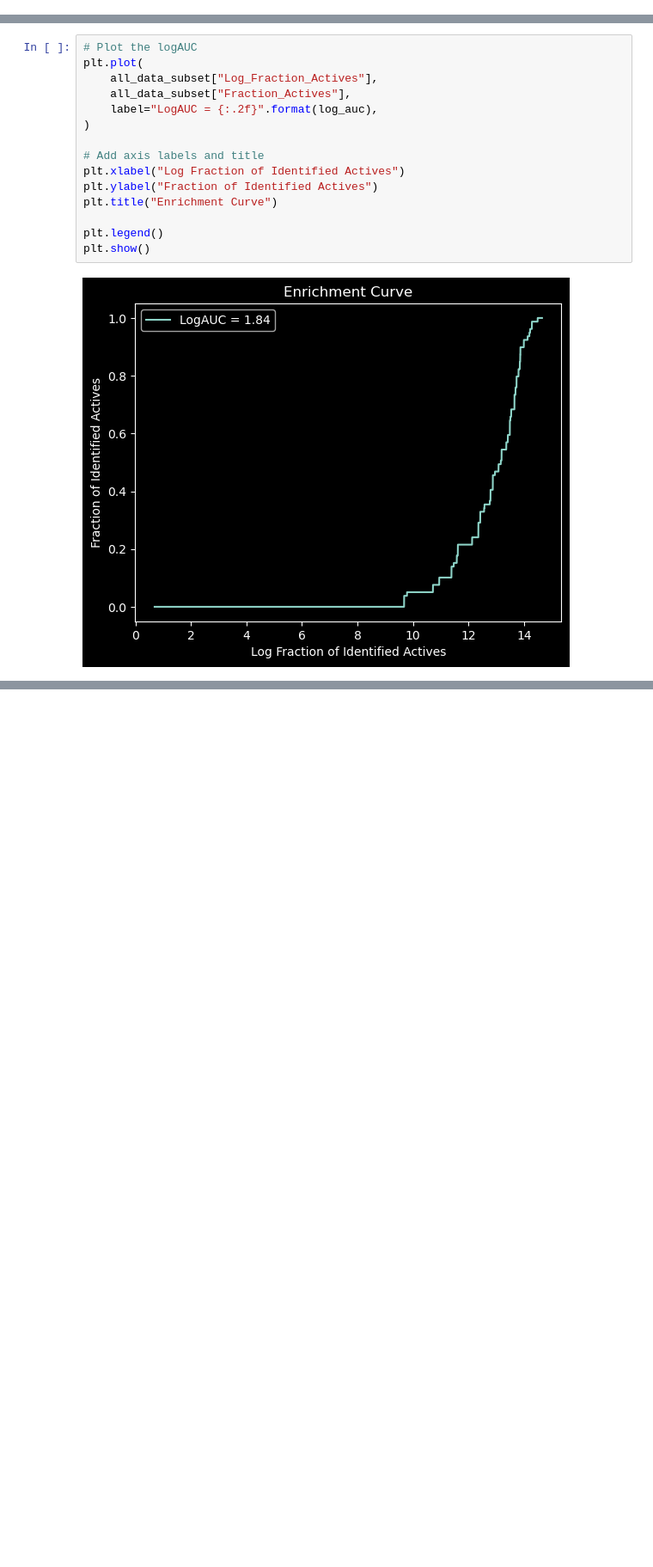
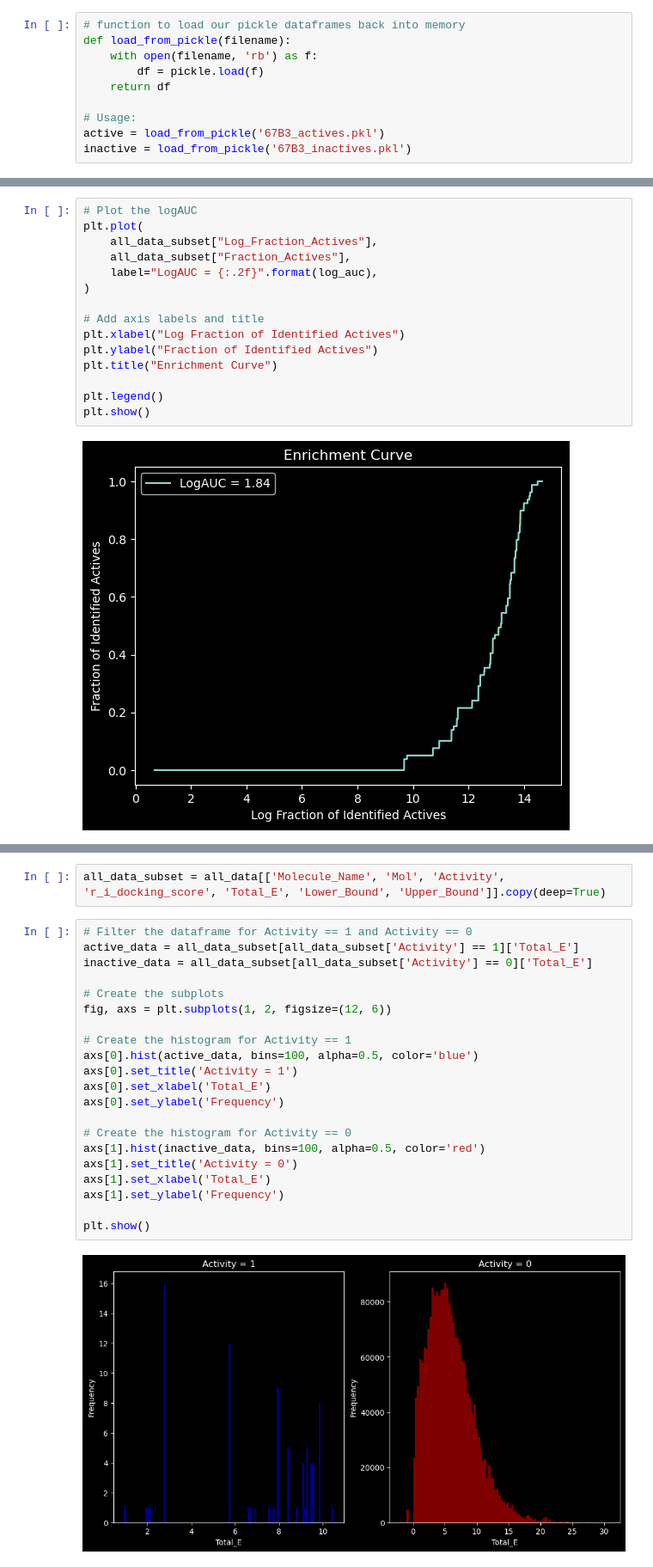
Before and after one commit to DKchemistry/LigBoundConfData, a Jupyter notebook: OPRK1.ipynb, the cells around one changed output, grey strips where cells are left out. Shown: that part at 86% size. Cells and saved outputs as stored; diff of their text form; blank space fills up the shorter version.

```diff
--- a/OPRK1.ipynb
+++ b/OPRK1.ipynb
@@ -86,6 +67,16 @@ def save_to_pickle(df, filename):
 # Usage:
 #save_to_pickle(active, '67B3_actives.pkl')
 #save_to_pickle(inactive, '67B3_inactives.pkl')
+# %%
+# function to load our pickle dataframes back into memory
+def load_from_pickle(filename):
+    with open(filename, 'rb') as f:
+        df = pickle.load(f)
+    return df
+
+# Usage:
+active = load_from_pickle('67B3_actives.pkl')
+inactive = load_from_pickle('67B3_inactives.pkl')
 # %% [markdown]
 Making rdkit mol objects from the SDF takes a long time.
 
@@ -313,0 +334,25 @@ Now I need to figure out how the authors calculated their &Delta;LogAUC
+# %%
+all_data_subset = all_data[['Molecule_Name', 'Mol', 'Activity', 'r_i_docking_score', 'Total_E', 'Lower_Bound', 'Upper_Bound']].copy(deep=True)
+# %%
+# Filter the dataframe for Activity == 1 and Activity == 0
+active_data = all_data_subset[all_data_subset['Activity'] == 1]['Total_E']
+inactive_data = all_data_subset[all_data_subset['Activity'] == 0]['Total_E']
+
+# Create the subplots
+fig, axs = plt.subplots(1, 2, figsize=(12, 6))
+
+# Create the histogram for Activity == 1
+axs[0].hist(active_data, bins=100, alpha=0.5, color='blue')
+axs[0].set_title('Activity = 1')
+axs[0].set_xlabel('Total_E')
+axs[0].set_ylabel('Frequency')
+
+# Create the histogram for Activity == 0
+axs[1].hist(inactive_data, bins=100, alpha=0.5, color='red')
+axs[1].set_title('Activity = 0')
+axs[1].set_xlabel('Total_E')
+axs[1].set_ylabel('Frequency')
+
+plt.show()
+# %% [output]
+[figure, added]
```
Also changed, not shown: parts of 10 cells of this notebook, 1 other file.
